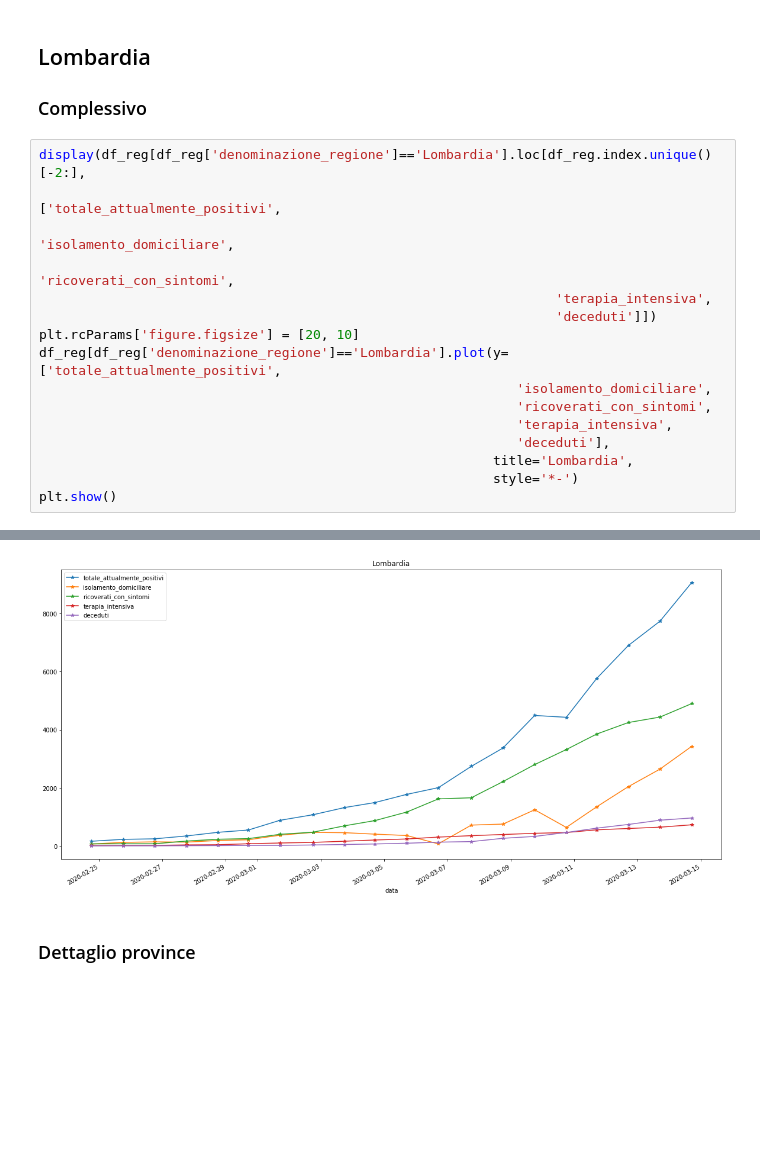
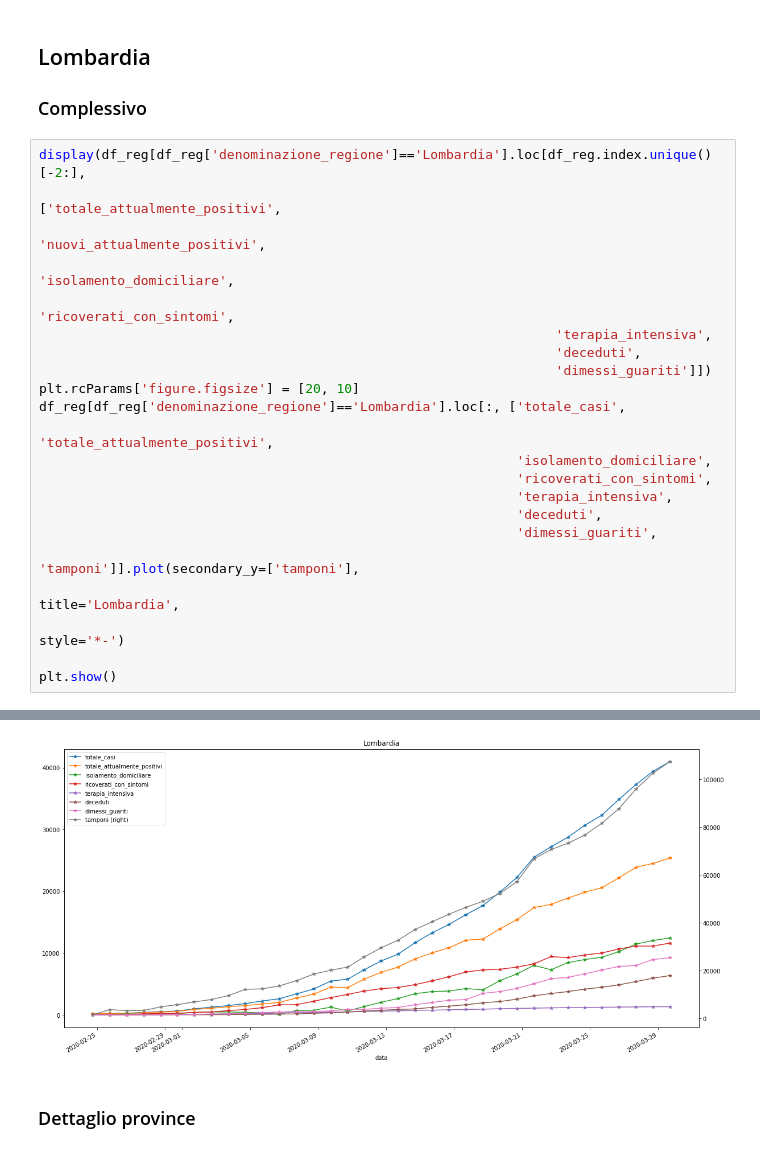
Before and after one commit to martinomiani/covid-19, a Jupyter notebook: COVID.ipynb, the cells around one changed output, grey strips where cells are left out. Drawn from its saved outputs; the diff is of its cells as text; blank space fills up the shorter version.

Commit message:
Modify graphs content

```diff
--- a/COVID.ipynb
+++ b/COVID.ipynb
@@ -25,17 +25,23 @@ df_prov = df_prov_raw.set_index('data')
 # %%
 display(df_reg[df_reg['denominazione_regione']=='Lombardia'].loc[df_reg.index.unique()[-2:],
                                                                  ['totale_attualmente_positivi',
+                                                                  'nuovi_attualmente_positivi',
                                                                   'isolamento_domiciliare',
                                                                   'ricoverati_con_sintomi',
                                                                   'terapia_intensiva',
-                                                                  'deceduti']])
+                                                                  'deceduti',
+                                                                  'dimessi_guariti']])
 plt.rcParams['figure.figsize'] = [20, 10]
-df_reg[df_reg['denominazione_regione']=='Lombardia'].plot(y=['totale_attualmente_positivi',
+df_reg[df_reg['denominazione_regione']=='Lombardia'].loc[:, ['totale_casi',
+                                                             'totale_attualmente_positivi',
                                                              'isolamento_domiciliare',
                                                              'ricoverati_con_sintomi',
                                                              'terapia_intensiva',
-                                                             'deceduti'],
-                                                          title='Lombardia',
-                                                          style='*-')
+                                                             'deceduti',
+                                                             'dimessi_guariti',
+                                                             'tamponi']].plot(secondary_y=['tamponi'],
+                                                                                      title='Lombardia',
+                                                                                      style='*-')
+
 plt.show()
 # %% [output]
@@ -46,4 +52,4 @@ plt.show()
-[figure, old version]
+[figure, new version]
 # %% [markdown]
 ### Dettaglio province
 # %%
```
Also changed, not shown: parts of 4 cells of this notebook, 1 other file.
